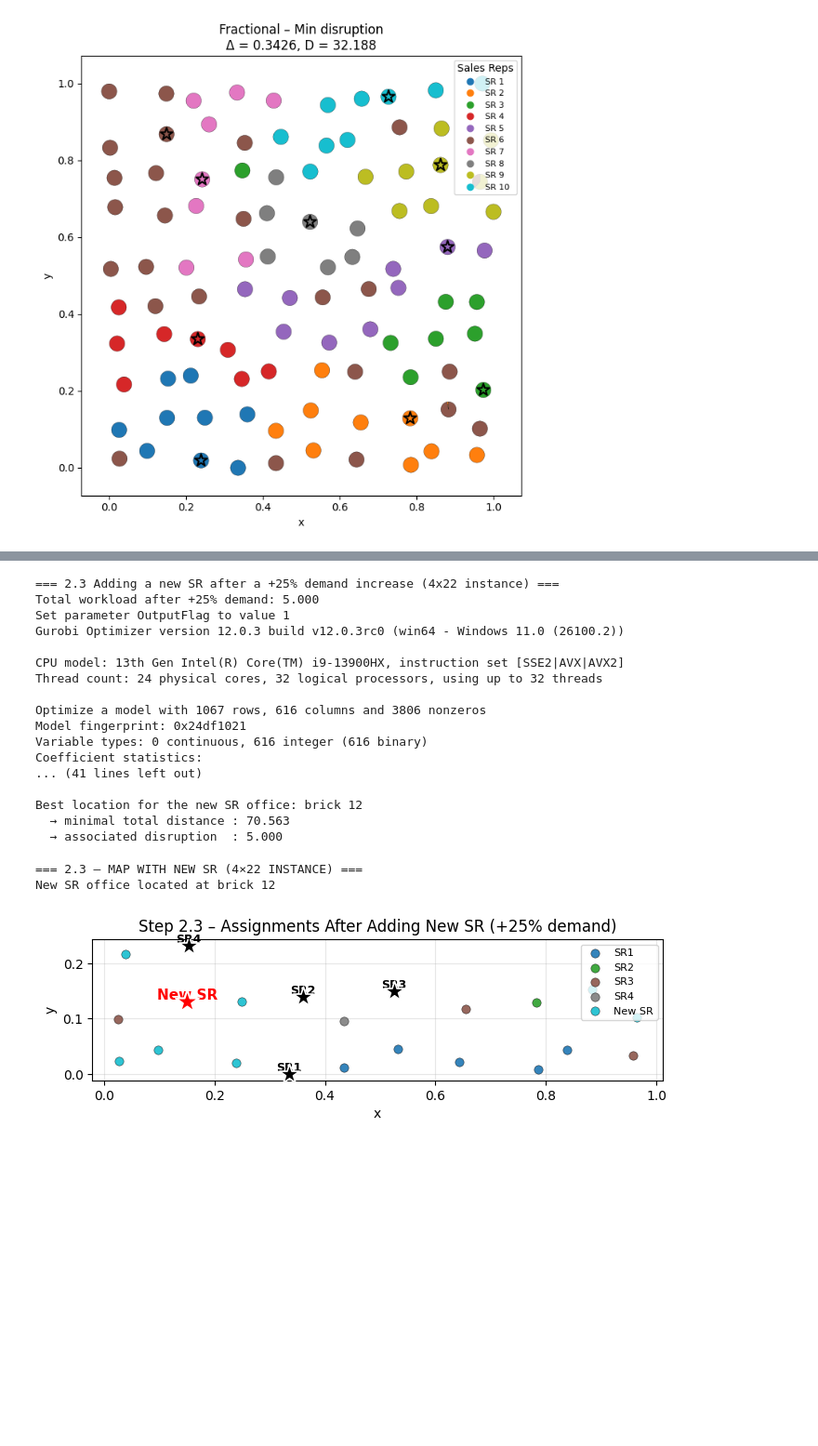
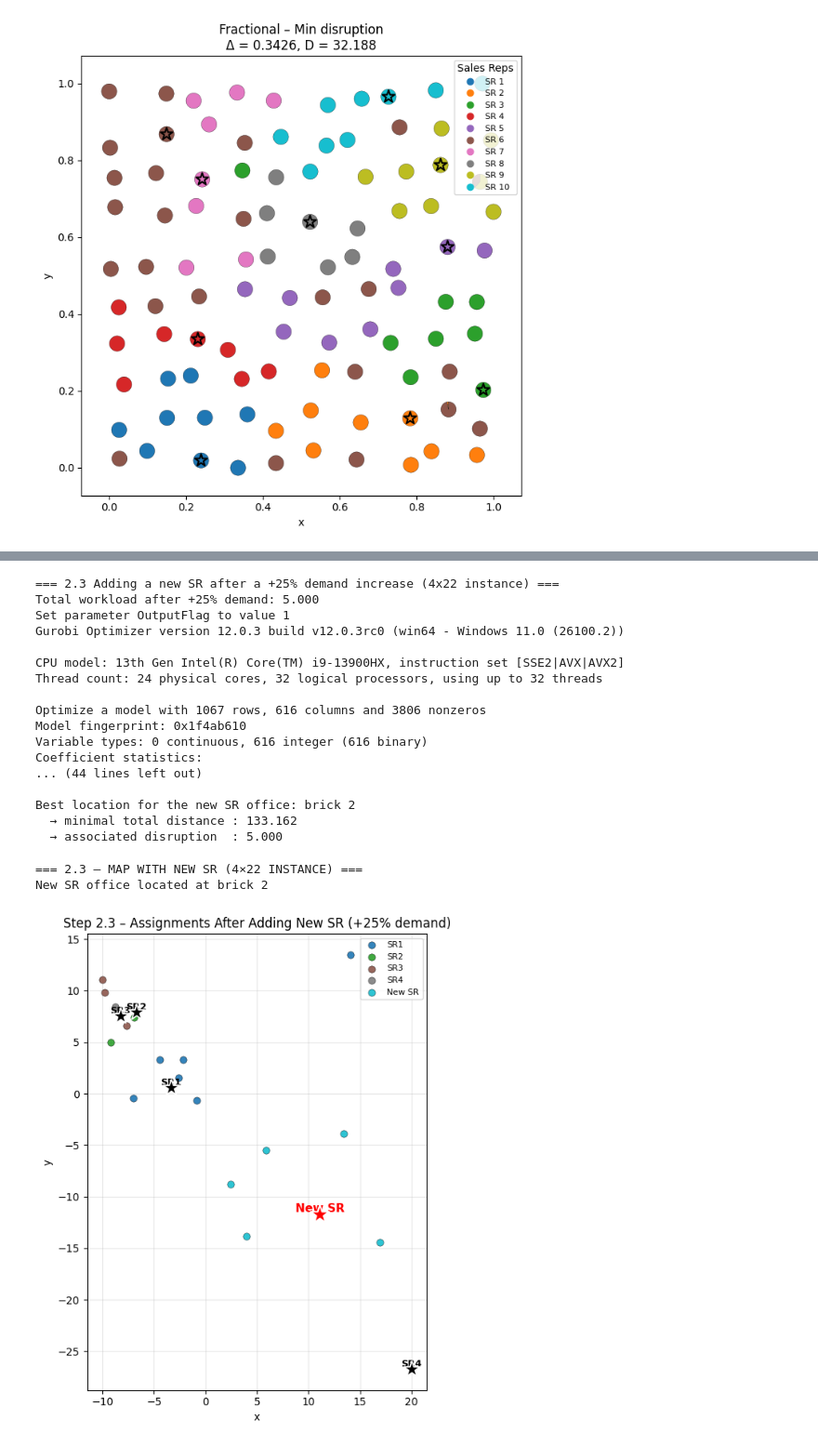
Before and after one commit to MathysBgh/Pfizer_Project, a Jupyter notebook: Pfizer_Step2.ipynb, the cells around one changed output, grey strips where cells are left out. Shown at 93% size. Drawn from its saved outputs; the diff is of its cells as text; code cells hidden in the pictures; blank space fills up the shorter version.

```diff
--- a/Pfizer_Step2.ipynb
+++ b/Pfizer_Step2.ipynb
@@ -722,4 +669,37 @@ Solving this single optimization model directly yields:
 - the optimal brick where the new SR’s office should be placed,
 - the new assignment of bricks to SRs,
 - the corresponding total distance and disruption.
+# %%
+# === Data for the 4×22 instance used in Step 2.3 ===
+import pandas as pd
+import numpy as np
+from sklearn.manifold import MDS
+
+# Load the 22×22 distance matrix between bricks (same file as in Step 3)
+dist_df_22 = pd.read_excel("distances.xlsx", sheet_name=1, header=None).iloc[2:, 2:]
+dist_df_22 = dist_df_22.reset_index(drop=True).reset_index(drop=True)
+fullD_4x22 = dist_df_22.to_numpy(dtype=float)   # shape (22, 22)
+
+num_bricks = fullD_4x22.shape[0]   # 22 bricks
+B = num_bricks
+J_old = 4                          # 4 existing SRs
+
+# Workloads for the 4×22 instance (same as Step 1)
+workloads = np.array([
+    0.1609, 0.1164, 0.1026, 0.1516, 0.0939,
+    0.1320, 0.0687, 0.0930, 0.2116, 0.2529,
+    0.0868, 0.0828, 0.0975, 0.8177, 0.4115,
+    0.3795, 0.0710, 0.0427, 0.1043, 0.0997,
+    0.1698, 0.2531
+], dtype=float)
+assert abs(workloads.sum() - J_old) < 1e-6
+
+# Offices are at bricks 4, 14, 16, 22 (1-based → 0-based)
+office_indices_old_22 = [3, 13, 15, 21]
+# Distance_oldSR[j, i] = distance between SR j office and brick i
+Distance_oldSR = fullD_4x22[:, office_indices_old_22].T   # shape (4, 22)
+
+# Rebuild 2D coordinates for plotting ONLY (MDS)
+mds = MDS(n_components=2, dissimilarity="precomputed", random_state=0)
+coords_22 = mds.fit_transform(fullD_4x22)
 # %%
@@ -780,13 +731,6 @@ print(f"Total workload after +25% demand: {workloads_plus.sum():.3f}")
 
 B = num_bricks            # number of bricks (22)
 J_old = 4         # number of existing SRs (4)
-
-# --- Full distance between all bricks (for potential new office locations) ---
-# fullD[k, i] = distance between brick k (candidate office) and brick i
-fullD = np.linalg.norm(coords[:, None, :] - coords[None, :, :], axis=2)
-
-# initial SR of each brick (0-based)
-initial_sr = df["current"].to_numpy(dtype=int) - 1
 
 # --- Build global model ---
 m = Model("Pfizer_4x22_plus1_office")
@@ -854,9 +798,6 @@ disruption_expr = quicksum(workloads_plus[i] * u[i] for i in range(B))
 
 # --- 6) Distance objective (old SRs + new SR) ---
 
-distances_4x22 = np.array(distances)
-Distance_oldSR = distances_4x22.T
-
 # distance for old SRs (now using the SAME data as Step 1)
 dist_old = quicksum(
     Distance_oldSR[j, i] * x[j, i]
@@ -866,7 +807,7 @@ dist_old = quicksum(
 
 # distance for the new SR (depends on chosen office k)
 dist_new = quicksum(
-    float(fullD[k, i]) * z[k, i]
+    float(fullD_4x22[k, i]) * z[k, i]
     for k in range(B)
     for i in range(B)
 )
@@ -897,13 +838,13 @@ CPU model: 13th Gen Intel(R) Core(TM) i9-13900HX, instruction set [SSE2|AVX|AVX2
 Thread count: 24 physical cores, 32 logical processors, using up to 32 threads
 
 Optimize a model with 1067 rows, 616 columns and 3806 nonzeros
-Model fingerprint: 0x24df1021
+Model fingerprint: 0x1f4ab610
 Variable types: 0 continuous, 616 integer (616 binary)
 Coefficient statistics:
-... (41 lines left out)
+... (44 lines left out)
 
-Best location for the new SR office: brick 12
-  → minimal total distance : 70.563
+Best location for the new SR office: brick 2
+  → minimal total distance : 133.162
   → associated disruption  : 5.000
 # %%
 # ============================================================
@@ -914,8 +855,6 @@ Best location for the new SR office: brick 12
 import numpy as np
 import matplotlib.pyplot as plt
 
-# Restrict coordinates to the 22 bricks of the 4×22 instance
-coords_22 = coords[:num_bricks, :]   # num_bricks = 22
 
 def plot_map_newSR(title, assign, coords_local, office_indices_old, new_office_idx):
     """
@@ -1011,35 +950,35 @@ print(f"New SR office located at brick {new_office_idx + 1}")
 
 # 2) Build final assignment: SR 0..3 = old SRs, SR 4 = new SR
 assign_final = np.zeros(B, dtype=int)
 
 for i in range(B):
     # Check if brick i is assigned to the new SR (any k)
     served_by_new = any(z[k, i].X > 0.5 for k in range(B))
     if served_by_new:
         assign_final[i] = 4  # index of new SR
     else:
         # Otherwise, find which old SR serves brick i
         for j in range(J_old):
             if x[j, i].X > 0.5:
                 assign_final[i] = j
                 break
 
 # 3) Old offices for the 4×22 instance (1-based bricks: 4, 14, 16, 22)
 #    → 0-based indices:
 office_indices_old_22 = [3, 13, 15, 21]
 
 # 4) Plot map
 plot_map_newSR(
     title="Step 2.3 – Assignments After Adding New SR (+25% demand)",
     assign=assign_final,
     coords_local=coords_22,
     office_indices_old=office_indices_old_22,
     new_office_idx=new_office_idx,
 )
 # %% [output]
 === 2.3 – MAP WITH NEW SR (4×22 INSTANCE) ===
-New SR office located at brick 12
+New SR office located at brick 2
-[figure, old version]
+[figure, new version]
 # %%
 # ============================================================
 # 2.3 – Assignment Breakdown + TOTAL DISTANCE
```
Also changed, not shown: parts of 4 cells of this notebook, 2 other files.
